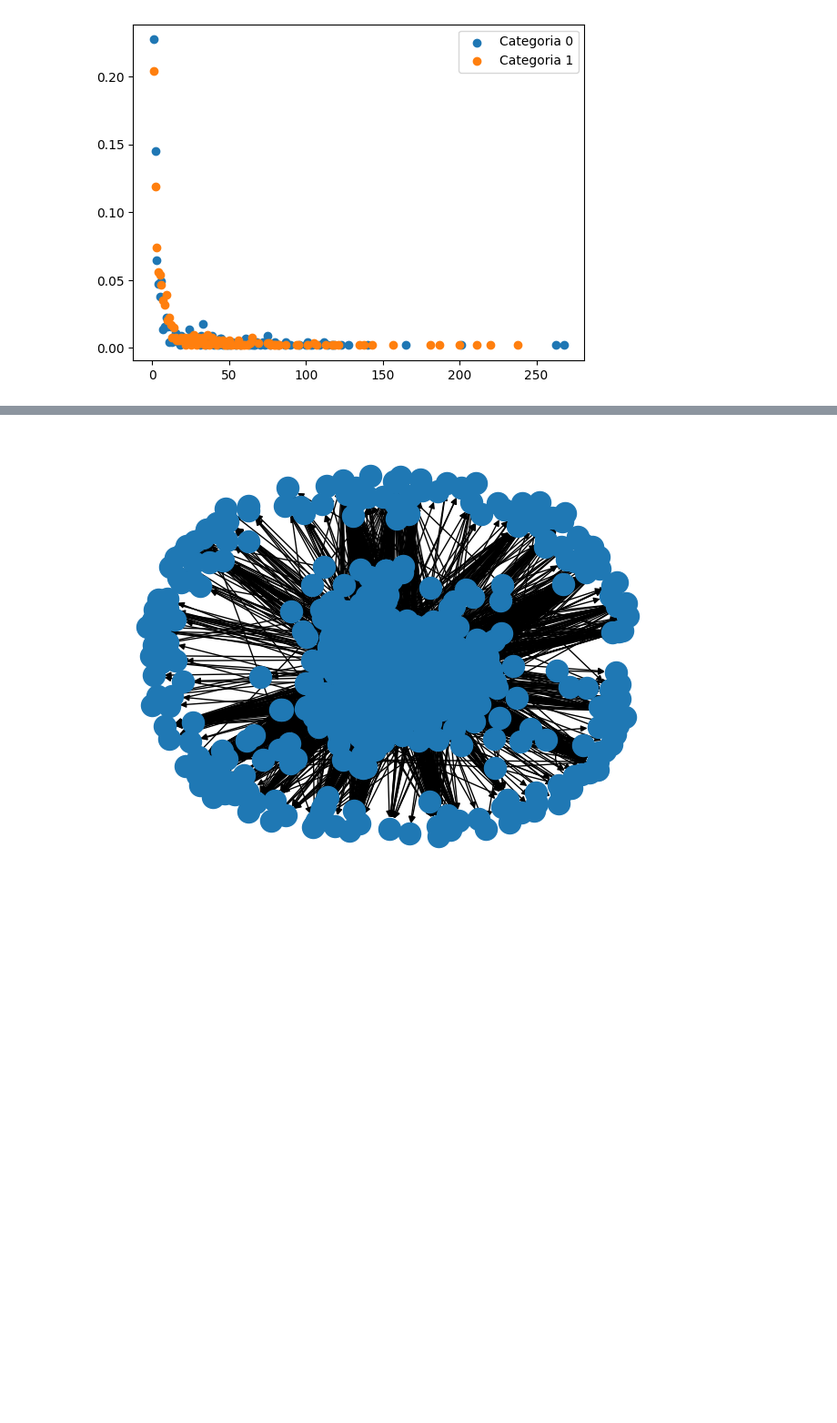
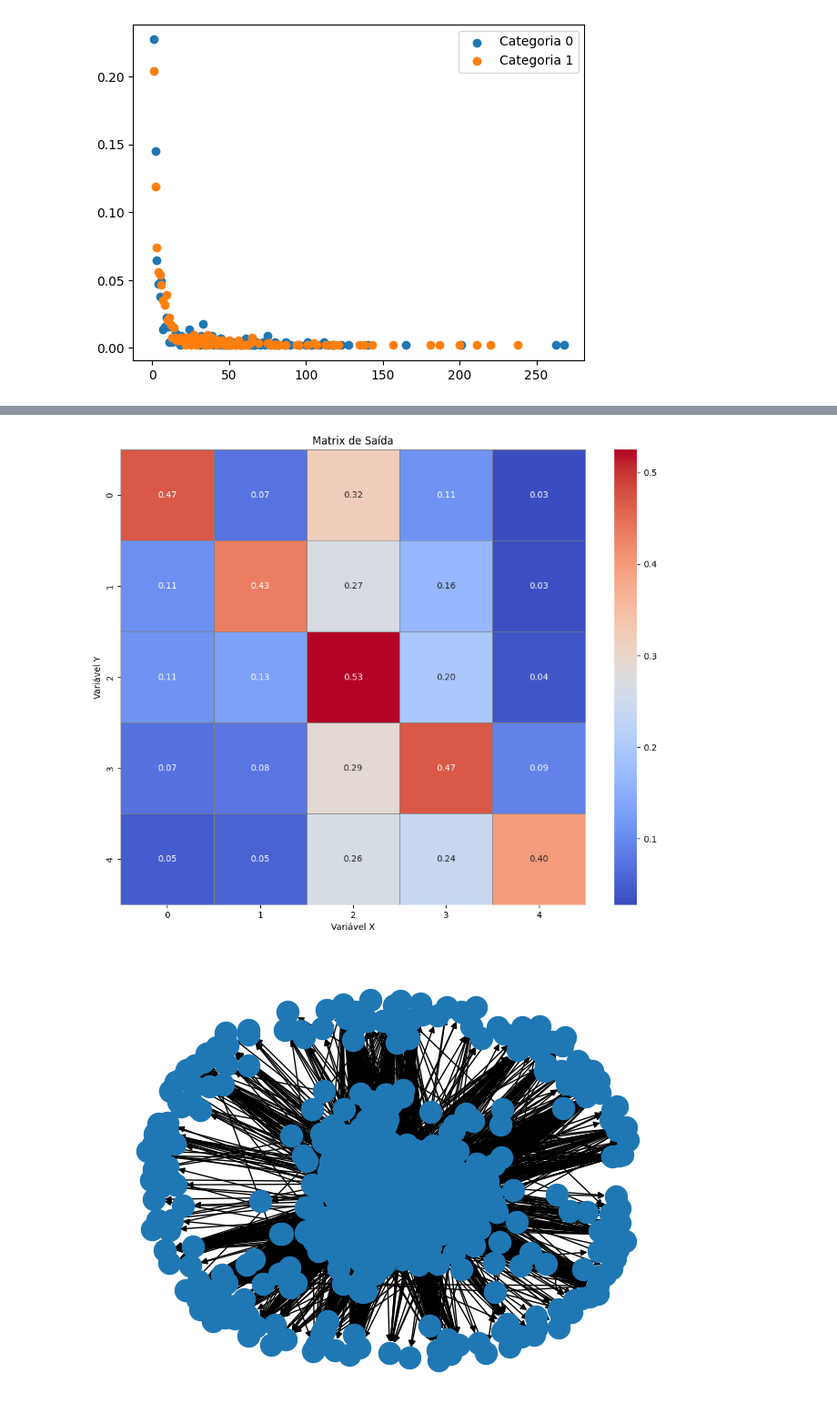
Before and after one commit to intcarlosmiguel/STCM, a Jupyter notebook: main.ipynb, the cells around one changed output, grey strips where cells are left out. Shown at 91% size. Drawn from its saved outputs; the diff is of its cells as text; code cells hidden in the pictures; blank space fills up the shorter version.

```diff
--- a/main.ipynb
+++ b/main.ipynb
@@ -115,0 +126,8 @@ generate_distribuition(G,1)
+# %%
+contatos = {}
+idade = comes_f['age du sujet de l\'enquête'].values
+for index, row in comes_f.iterrows():
+    valores_ate_nan = row[:row.isna().idxmax()].tolist()
+    contatos[index] = np.array(valores_ate_nan)[:-1].tolist()
+
+print(contatos)
@@ -115,0 +136,14 @@ generate_distribuition(G,1)
+# %%
+
+def get_faixa(idade):
+    faixas = np.array([ 20,30,50,70,1e8])
+    indices = np.searchsorted(faixas,idade,side='right')
+    indices= np.where(indices < len(faixas),indices,None)
+    return indices
+# %%
+idade = get_faixa(idade)
+Contatos = np.zeros((len(contatos),5))
+for i in contatos:
+    valores = get_faixa(np.array(contatos[i]))
+    for j in valores:
+        Contatos[i][j] += 1
@@ -116,3 +160,27 @@ generate_distribuition(G,1)
+# %%
+plt.figure(figsize=(10, 8))
+Matrix = generate_distribution_byfaixas(Contatos,idade)
+
+heatmap = sns.heatmap(Matrix,
+                      annot=True,          # Adiciona os valores em cada célula
+                      fmt=".2f",           # Formato dos números exibidos
+                      cmap="coolwarm",      # Paleta de cores que vai do azul ao vermelho
+                      #cbar_kws={'label': 'Escala de valores'},  # Legenda da barra de cores
+                      linewidths=0.5,       # Largura das linhas entre as células
+                      linecolor='gray')     # Cor das linhas
+
+# Título e rótulos
+plt.xlabel("Variável X")
+plt.ylabel("Variável Y")
+
+# Ajustes finais
+plt.tight_layout()
+plt.title("Matrix de Saída")
+np.savetxt('./input/ComesF/multi_probability_out.txt',Matrix,fmt = '%f')
+# Exibir o gráfico
+plt.show()
+# %% [output]
+[figure, added]
 # %%
 nx.draw(G)
 # %% [output]
```
Also changed, not shown: parts of 4 cells of this notebook, 3 other files.
